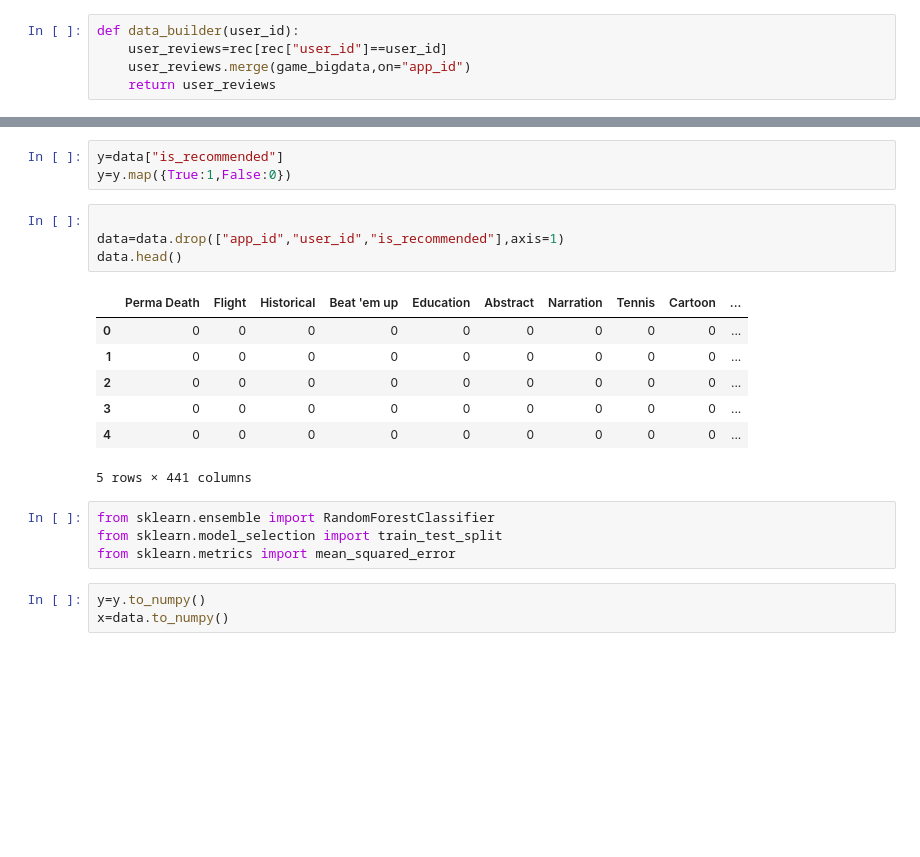
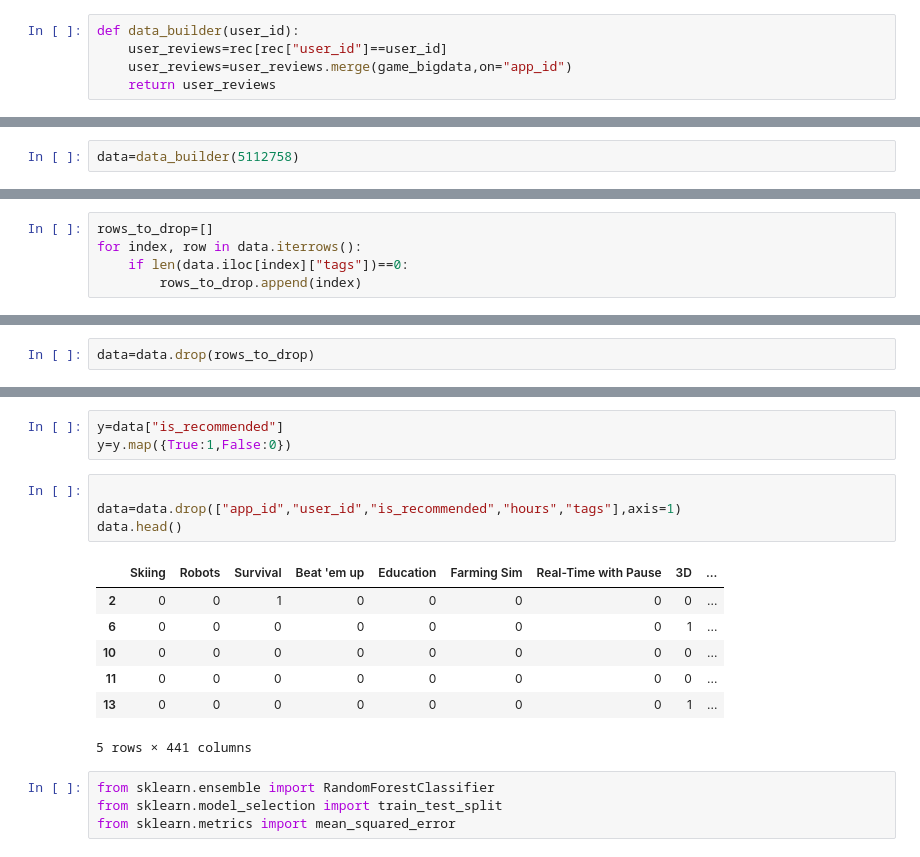
Before and after one commit to nzd1001/HUST_ML_PROJECT_20232, a Jupyter notebook: cb-filtering3.ipynb, the cells around one changed output, grey strips where cells are left out. Saved outputs shown, nothing was run; the diff lists cells and outputs as text; blank space fills up the shorter version.

```diff
--- a/cb-filtering3.ipynb
+++ b/cb-filtering3.ipynb
@@ -149,5 +201,5 @@ review_count=pkl.load("pkl_files/user_review_count")
 # %%
 def data_builder(user_id):
     user_reviews=rec[rec["user_id"]==user_id]
-    user_reviews.merge(game_bigdata,on="app_id")
+    user_reviews=user_reviews.merge(game_bigdata,on="app_id")
     return user_reviews
@@ -171,0 +221,2 @@ data
+# %%
+data=data_builder(5112758)
@@ -171,0 +239,5 @@ data
+# %%
+rows_to_drop=[]
+for index, row in data.iterrows():
+    if len(data.iloc[index]["tags"])==0:
+        rows_to_drop.append(index)
@@ -171,0 +248,2 @@ data
+# %%
+data=data.drop(rows_to_drop)
@@ -174,23 +257,20 @@ y=data["is_recommended"]
 y=y.map({True:1,False:0})
 # %%
 
-data=data.drop(["app_id","user_id","is_recommended"],axis=1)
+data=data.drop(["app_id","user_id","is_recommended","hours","tags"],axis=1)
 data.head()
 # %% [output]
-|  | Perma Death | Flight | Historical | Beat 'em up | Education | Abstract | Narration | Tennis | Cartoon | ... |
-| 0 | 0 | 0 | 0 | 0 | 0 | 0 | 0 | 0 | 0 | ... |
-| 1 | 0 | 0 | 0 | 0 | 0 | 0 | 0 | 0 | 0 | ... |
-| 2 | 0 | 0 | 0 | 0 | 0 | 0 | 0 | 0 | 0 | ... |
-| 3 | 0 | 0 | 0 | 0 | 0 | 0 | 0 | 0 | 0 | ... |
-| 4 | 0 | 0 | 0 | 0 | 0 | 0 | 0 | 0 | 0 | ... |
+|  | Skiing | Robots | Survival | Beat 'em up | Education | Farming Sim | Real-Time with Pause | 3D | ... |
+| 2 | 0 | 0 | 1 | 0 | 0 | 0 | 0 | 0 | ... |
+| 6 | 0 | 0 | 0 | 0 | 0 | 0 | 0 | 1 | ... |
+| 10 | 0 | 0 | 0 | 0 | 0 | 0 | 0 | 0 | ... |
+| 11 | 0 | 0 | 0 | 0 | 0 | 0 | 0 | 0 | ... |
+| 13 | 0 | 0 | 0 | 0 | 0 | 0 | 0 | 1 | ... |
 5 rows × 441 columns
 # %%
 from sklearn.ensemble import RandomForestClassifier
 from sklearn.model_selection import train_test_split
 from sklearn.metrics import mean_squared_error
-# %%
-y=y.to_numpy()
-x=data.to_numpy()
 # %%
 count=0
 for vec in x:
```
Also changed, not shown: parts of 28 cells of this notebook, 2 other files.
